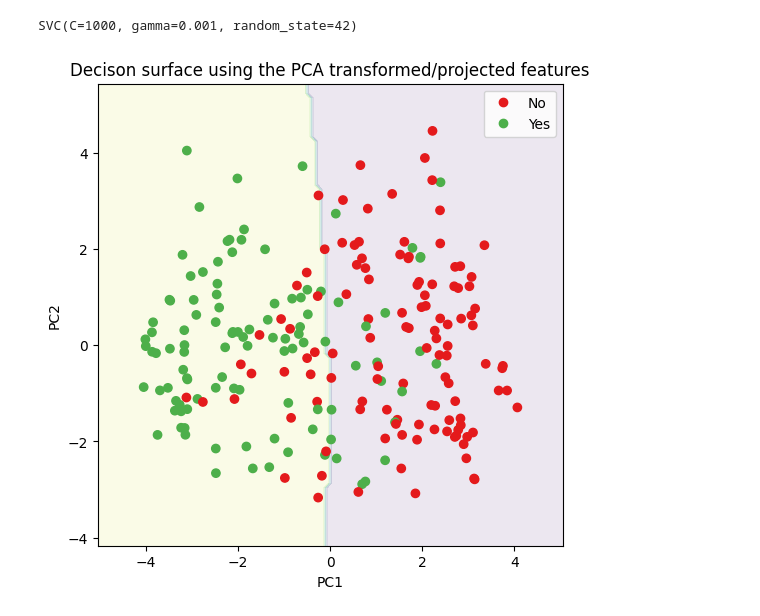
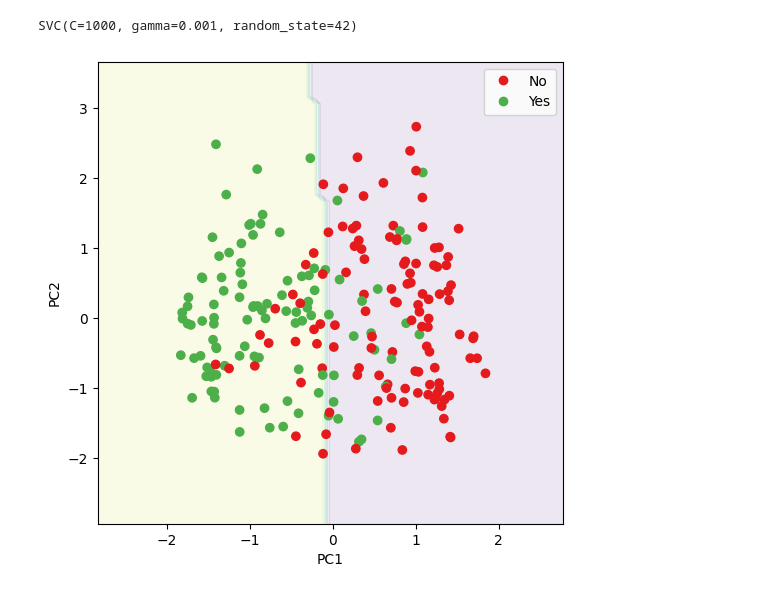
Before and after one commit to tohidnoori/Svm-ml-python, a Jupyter notebook: svm-heart-disease.ipynb, the cells around one changed output. Saved outputs shown, nothing was run; the diff lists cells and outputs as text; code cells hidden in the pictures.

```diff
--- a/svm-heart-disease.ipynb
+++ b/svm-heart-disease.ipynb
@@ -18,7 +18,7 @@ from sklearn.metrics import roc_curve, auc
 from sklearn.cluster import KMeans
 from sklearn import tree
 # %%
-df = pd.read_csv("D:\\programming project\\python project\\Documents\\ml\\processed.cleveland.data",sep=',')
+df = pd.read_csv("processed.cleveland.data",sep=',')
 # %%
 column_names = ['age', 'sex', 'cp', 'trestbps', 'chol', 'fbs', 'restecg', 'thalach', 'exang', 'oldpeak', 'slope', 'ca', 'thal', 'num']
 df.columns = column_names
@@ -178,10 +178,7 @@ plt.show()
 # %% [output]
 [figure]
 # %%
-train_pc_1_cord = X_train_pca[:, 0]
-train_pc_2_cord = X_train_pca[:, 1]
-
-pca_train_scaled = scaler.fit_transform(np.vstack((train_pc_1_cord, train_pc_2_cord)).T)
+pca_train_scaled = scaler.fit_transform(np.vstack((X_train_pca[:,0], X_train_pca[:,1])).T)
 
 param_grid = [
 {'C': [1, 10, 100,1000],
@@ -206,39 +203,35 @@ clf_svm.fit(pca_train_scaled,y_train)
 # %% [output]
 SVC(C=1000, gamma=0.001, random_state=42)
 # %%
-X_test_pca = pca.transform(X_train_scaled)
-test_pc1_coords = X_test_pca[:, 0]
-test_pc2_coords = X_test_pca[:, 1]
-x_min = test_pc1_coords.min() - 1
-x_max = test_pc1_coords.max() + 1
+x_min = pca_train_scaled[:,0].min() - 1
+x_max = pca_train_scaled[:,0].max() + 1
 
-y_min = test_pc2_coords.min() - 1
-y_max =test_pc2_coords.max() + 1
+y_min = pca_train_scaled[:,1].min() - 1
+y_max =pca_train_scaled[:,1].max() + 1
 
 xx, yy = np.meshgrid(np.arange(start=x_min, stop=x_max, step=0.1),
 np.arange(start=y_min, stop=y_max, step=0.1))
 Z = clf_svm.predict(np.column_stack((xx.ravel(), yy.ravel( ))))
 Z = Z.reshape(xx.shape)
 
 fig, ax = plt.subplots(figsize=(6,6))
 ax.contourf(xx, yy, Z, alpha=0.1)
 
 ## now create custom colors for the actual data points
 cmap = colors.ListedColormap( ['#e41a1c', '#4daf4a'])
-scatter = ax.scatter(test_pc1_coords, test_pc2_coords, c=y_train,cmap=cmap)
+scatter = ax.scatter(pca_train_scaled[:,0], pca_train_scaled[:,1], c=y_train,cmap=cmap)
 
 ## now create a legend
 legend = ax. legend(scatter. legend_elements() [0],
 scatter. legend_elements() [1],
 loc="upper right")
 legend.get_texts() [0].set_text("No")
 legend.get_texts() [1].set_text("Yes")
 
 ## now add axis labels and titles
 ax.set_ylabel('PC2')
 ax.set_xlabel('PC1')
-ax.set_title('Decison surface using the PCA transformed/projected features')
 # plt.savefig('svm_default.png')
 plt.show()
 # %% [output]
-[figure, old version]
+[figure, new version]
```
Also changed, not shown: parts of 1 cell of this notebook.
